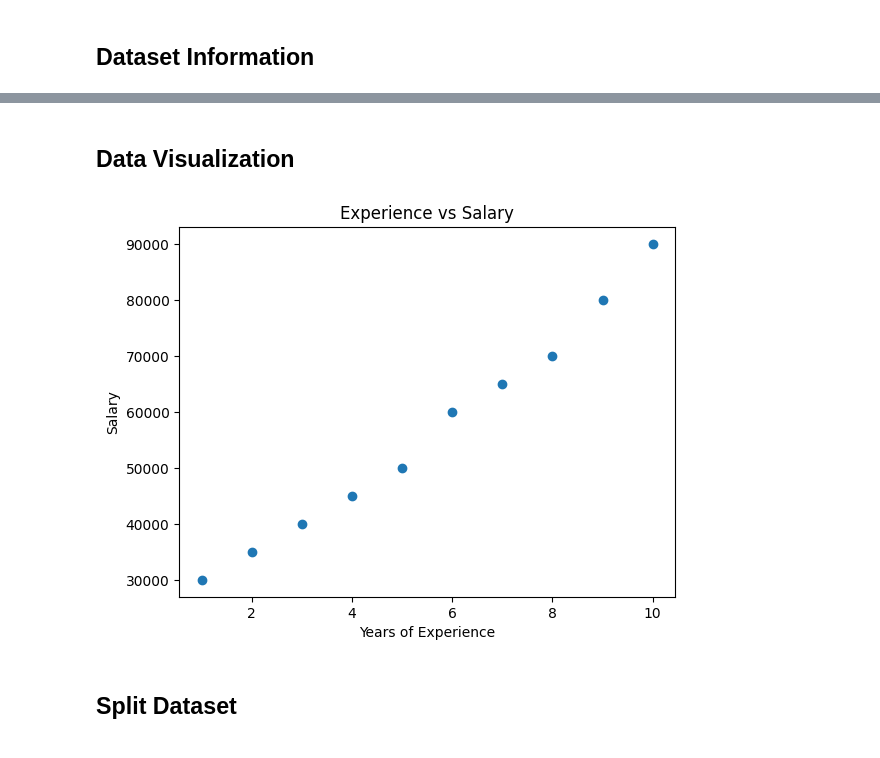
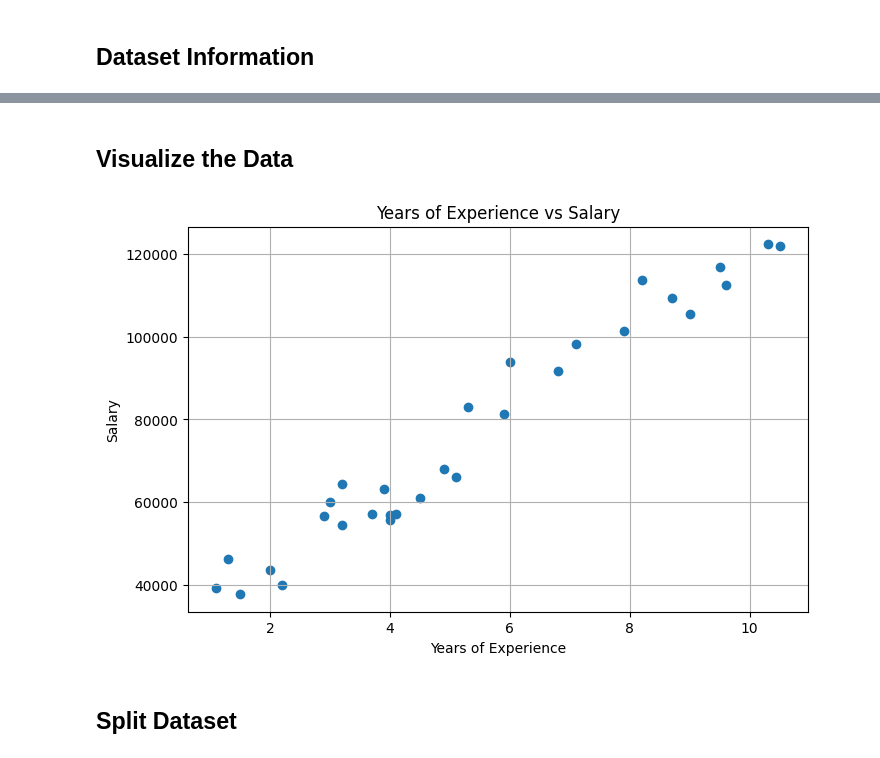
Before and after one commit to varunsingh-dev/machine-learning, a Jupyter notebook: 03_Linear_Regression/Linear_Regression.ipynb, the cells around one changed output, grey strips where cells are left out. Drawn from its saved outputs; the diff is of its cells as text; code cells hidden in the pictures.

Commit message:
Update Linear Regression with Salary dataset

```diff
--- a/03_Linear_Regression/Linear_Regression.ipynb
+++ b/03_Linear_Regression/Linear_Regression.ipynb
@@ -37,0 +19,4 @@ df
+# %%
+df = pd.read_csv("/content/Salary_Data.csv")
+
+df.head()
@@ -64,17 +79,15 @@ df.describe()
 # %% [markdown]
-## Data Visualization
+## Visualize the Data
 # %%
-plt.scatter(df["YearsExperience"],df["Salary"])
-
+plt.figure(figsize=(8,5))
+plt.scatter(df["YearsExperience"], df["Salary"])
+plt.title("Years of Experience vs Salary")
 plt.xlabel("Years of Experience")
-
 plt.ylabel("Salary")
-
-plt.title("Experience vs Salary")
-
+plt.grid(True)
 plt.show()
 # %% [output]
-[figure, old version]
+[figure, new version]
 # %% [markdown]
 ## Split Dataset
 # %%
```
Also changed, not shown: parts of 44 cells of this notebook.
